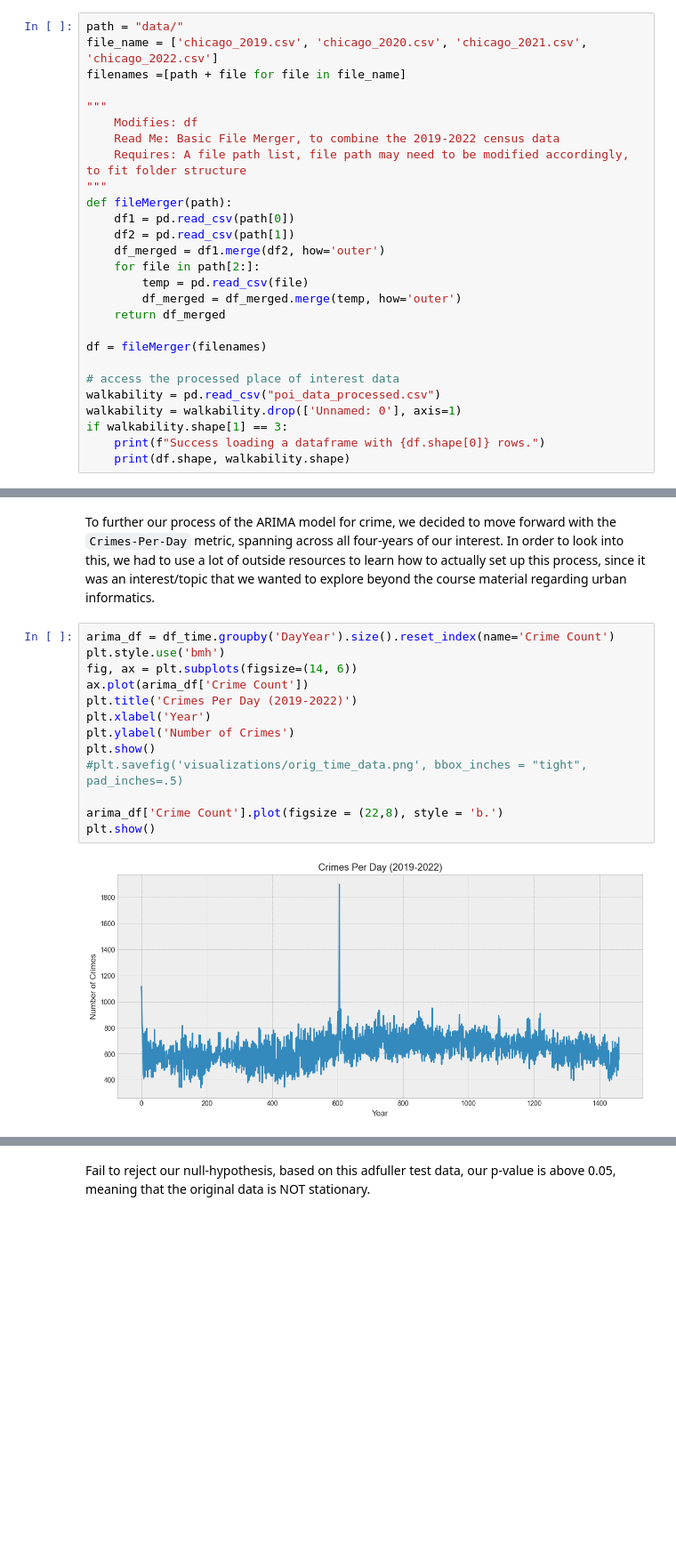
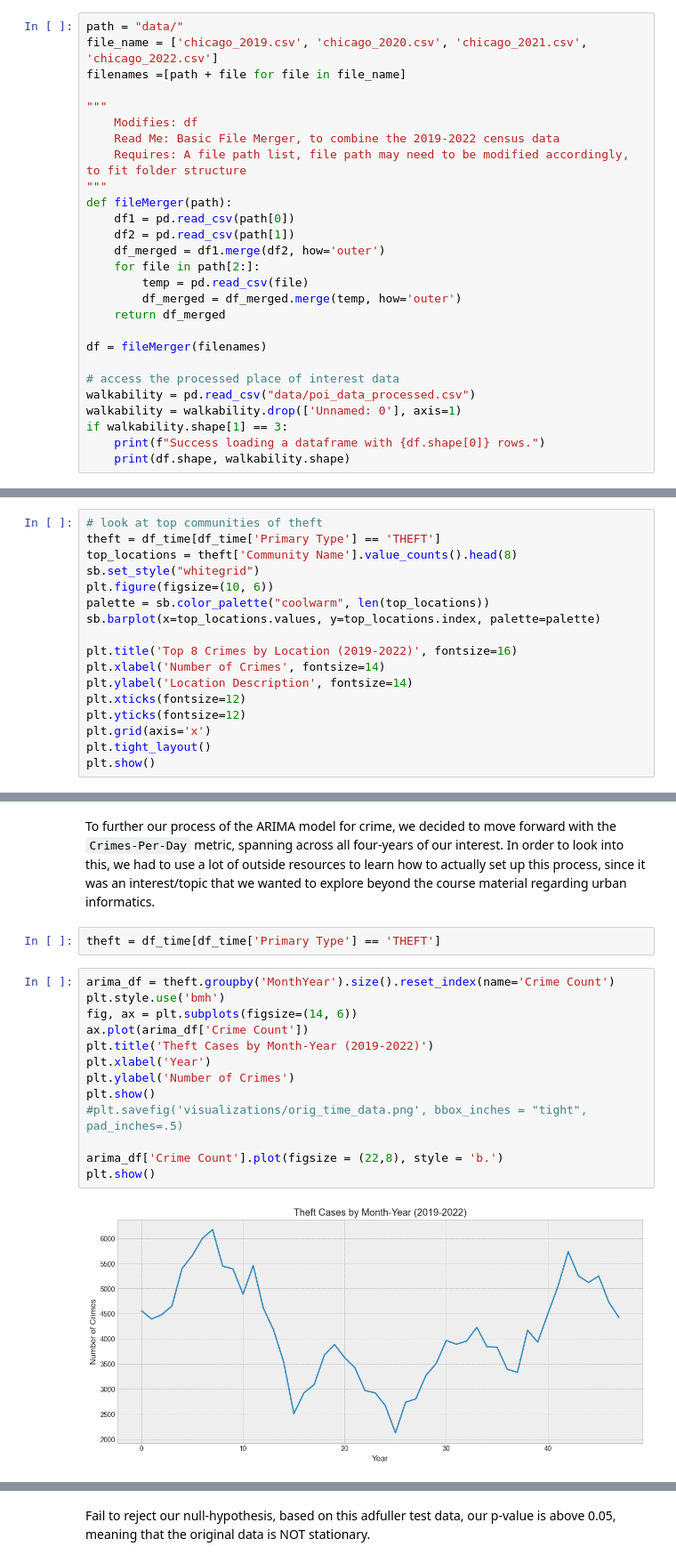
Before and after one commit to kfukutom/urban-informatics, a Jupyter notebook: src/main.ipynb, the cells around one changed output, grey strips where cells are left out. Shown at 89% size. Cells and saved outputs as stored; diff of their text form; blank space fills up the shorter version.

```diff
--- a/src/main.ipynb
+++ b/src/main.ipynb
@@ -41,7 +46,7 @@ def fileMerger(path):
 df = fileMerger(filenames)
 
 # access the processed place of interest data
-walkability = pd.read_csv("poi_data_processed.csv")
+walkability = pd.read_csv("data/poi_data_processed.csv")
 walkability = walkability.drop(['Unnamed: 0'], axis=1)
 if walkability.shape[1] == 3:
     print(f"Success loading a dataframe with {df.shape[0]} rows.")
@@ -384,0 +419,17 @@ We can clearly observe that crime categorized as `THEFT` has the highest occuren
+# %%
+# look at top communities of theft
+theft = df_time[df_time['Primary Type'] == 'THEFT']
+top_locations = theft['Community Name'].value_counts().head(8)
+sb.set_style("whitegrid")
+plt.figure(figsize=(10, 6))
+palette = sb.color_palette("coolwarm", len(top_locations))
+sb.barplot(x=top_locations.values, y=top_locations.index, palette=palette)
+
+plt.title('Top 8 Crimes by Location (2019-2022)', fontsize=16)
+plt.xlabel('Number of Crimes', fontsize=14)
+plt.ylabel('Location Description', fontsize=14)
+plt.xticks(fontsize=12)
+plt.yticks(fontsize=12)
+plt.grid(axis='x')
+plt.tight_layout()
+plt.show()
@@ -649,18 +782,20 @@ plt.show()
 [figure]
 # %% [markdown]
 To further our process of the ARIMA model for crime, we decided to move forward with the `Crimes-Per-Day` metric, spanning across all four-years of our interest. In order to look into this, we had to use a lot of outside resources to learn how to actually set up this process, since it was an interest/topic that we wanted to explore beyond the course material regarding urban informatics.
+# %%
+theft = df_time[df_time['Primary Type'] == 'THEFT']
 # %%
-arima_df = df_time.groupby('DayYear').size().reset_index(name='Crime Count')
+arima_df = theft.groupby('MonthYear').size().reset_index(name='Crime Count')
 plt.style.use('bmh')
 fig, ax = plt.subplots(figsize=(14, 6))
 ax.plot(arima_df['Crime Count'])
-plt.title('Crimes Per Day (2019-2022)')
+plt.title('Theft Cases by Month-Year (2019-2022)')
 plt.xlabel('Year')
 plt.ylabel('Number of Crimes')
 plt.show()
 #plt.savefig('visualizations/orig_time_data.png', bbox_inches = "tight", pad_inches=.5)
 
 arima_df['Crime Count'].plot(figsize = (22,8), style = 'b.')
 plt.show()
 # %% [output]
-[figure, old version]
+[figure, new version]
```
Also changed, not shown: parts of 61 cells of this notebook.
